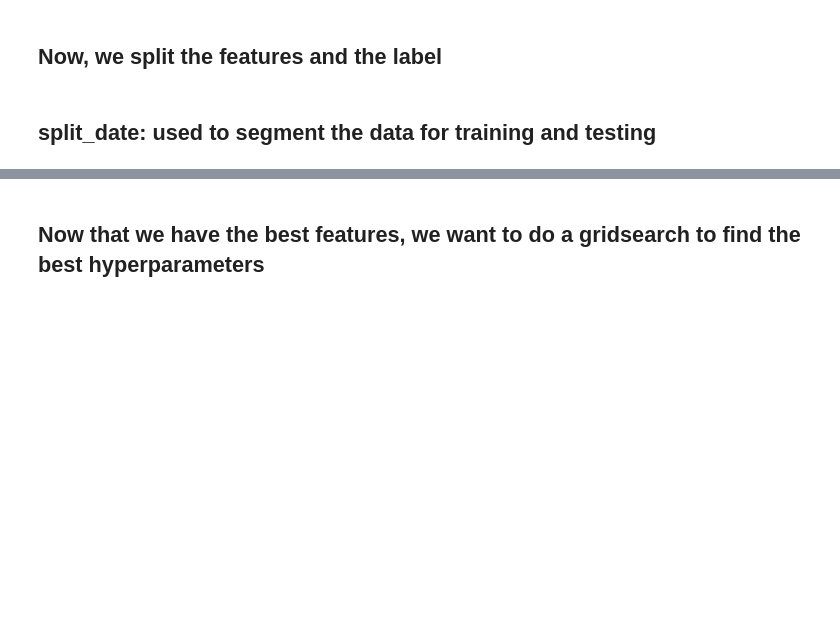
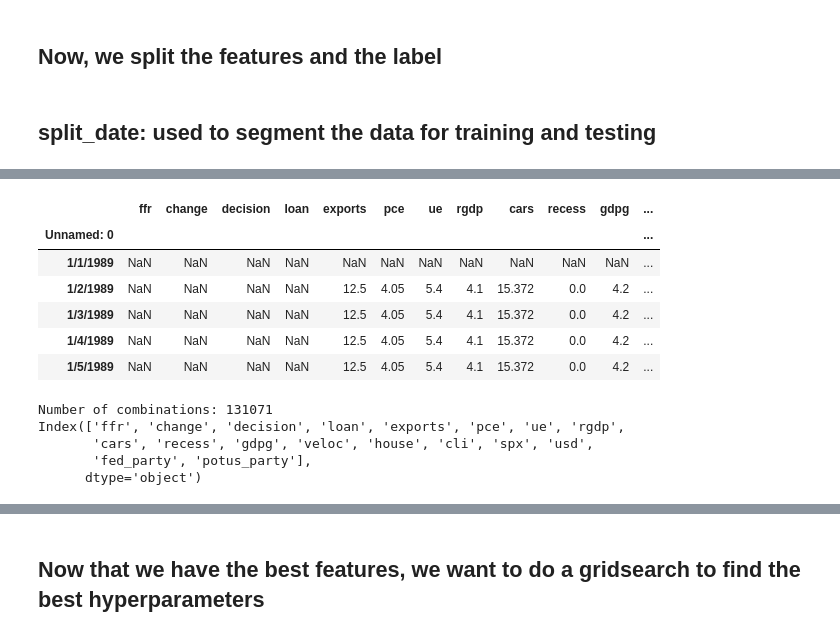
Before and after one commit to elmella/how-interest-ing, a Jupyter notebook: matt-version.ipynb, the cells around one changed output, grey strips where cells are left out. Cells and saved outputs as stored; diff of their text form; code cells hidden in the pictures; blank space fills up the shorter version.

```diff
--- a/matt-version.ipynb
+++ b/matt-version.ipynb
@@ -411,0 +279,58 @@ KeyboardInterrupt:
+# %%
+df = pd.read_csv('master_data.csv')
+df.set_index('Unnamed: 0', inplace=True)
+display(df.head())
+label = df['decision']
+
+split_date = int(len(label) * 0.8)
+
+# Assuming 'features' is your DataFrame
+corr_matrix = df.corr().abs()
+
+# Threshold for considering correlation as 'high'
+threshold = 0.6
+
+# Grouping collinear features
+collinear_groups = []
+already_grouped = set()
+
+for col in corr_matrix.columns:
+    if col not in already_grouped:
+        collinear_set = {col}
+        for index in corr_matrix.index[corr_matrix[col] > threshold]:
+            if col != index and index not in already_grouped:
+                collinear_set.add(index)
+                already_grouped.add(index)
+        if len(collinear_set) > 1:
+            collinear_groups.append(collinear_set)
+
+# Select one representative from each collinear group
+representatives = [list(group)[0] for group in collinear_groups]
+
+
+# Add non-collinear features to the representatives
+non_collinear_features = [col for col in df.columns if col not in already_grouped]
+representatives.extend(non_collinear_features)
+
+# Create a set of all unique representatives and non-collinear features
+unique_features = set(representatives)
+
+# Generate combinations of varying sizes from this set
+combos = list(chain.from_iterable(combinations(unique_features, r) for r in range(1, len(unique_features)+1)))
+
+print(f"Number of combinations: {len(combos)}")
+
+print(df.columns)
+# %% [output]
+|  | ffr | change | decision | loan | exports | pce | ue | rgdp | cars | recess | gdpg | ... |
+| Unnamed: 0 |  |  |  |  |  |  |  |  |  |  |  | ... |
+| 1/1/1989 | NaN | NaN | NaN | NaN | NaN | NaN | NaN | NaN | NaN | NaN | NaN | ... |
+| 1/2/1989 | NaN | NaN | NaN | NaN | 12.5 | 4.05 | 5.4 | 4.1 | 15.372 | 0.0 | 4.2 | ... |
+| 1/3/1989 | NaN | NaN | NaN | NaN | 12.5 | 4.05 | 5.4 | 4.1 | 15.372 | 0.0 | 4.2 | ... |
+| 1/4/1989 | NaN | NaN | NaN | NaN | 12.5 | 4.05 | 5.4 | 4.1 | 15.372 | 0.0 | 4.2 | ... |
+| 1/5/1989 | NaN | NaN | NaN | NaN | 12.5 | 4.05 | 5.4 | 4.1 | 15.372 | 0.0 | 4.2 | ... |
+Number of combinations: 131071
+Index(['ffr', 'change', 'decision', 'loan', 'exports', 'pce', 'ue', 'rgdp',
+       'cars', 'recess', 'gdpg', 'veloc', 'house', 'cli', 'spx', 'usd',
+       'fed_party', 'potus_party'],
+      dtype='object')
```
Also changed, not shown: parts of 13 cells of this notebook, 2 other files.
